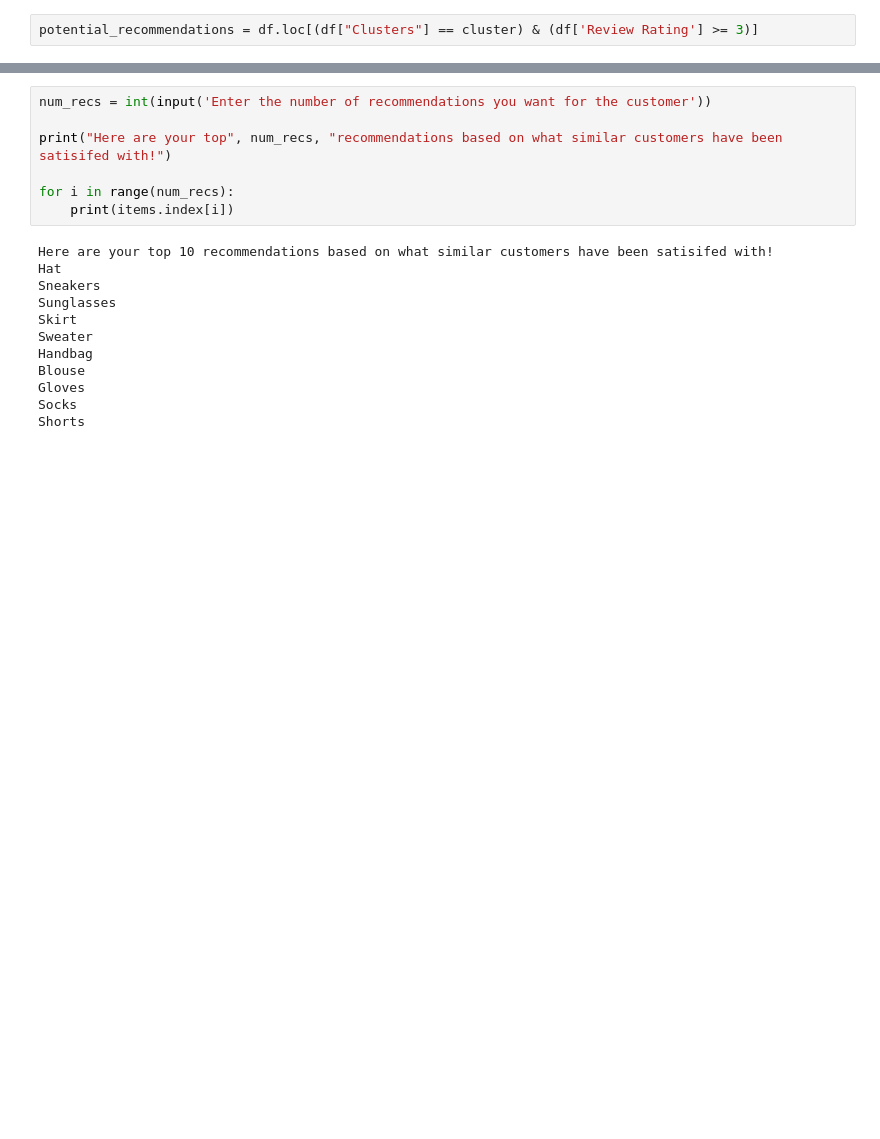
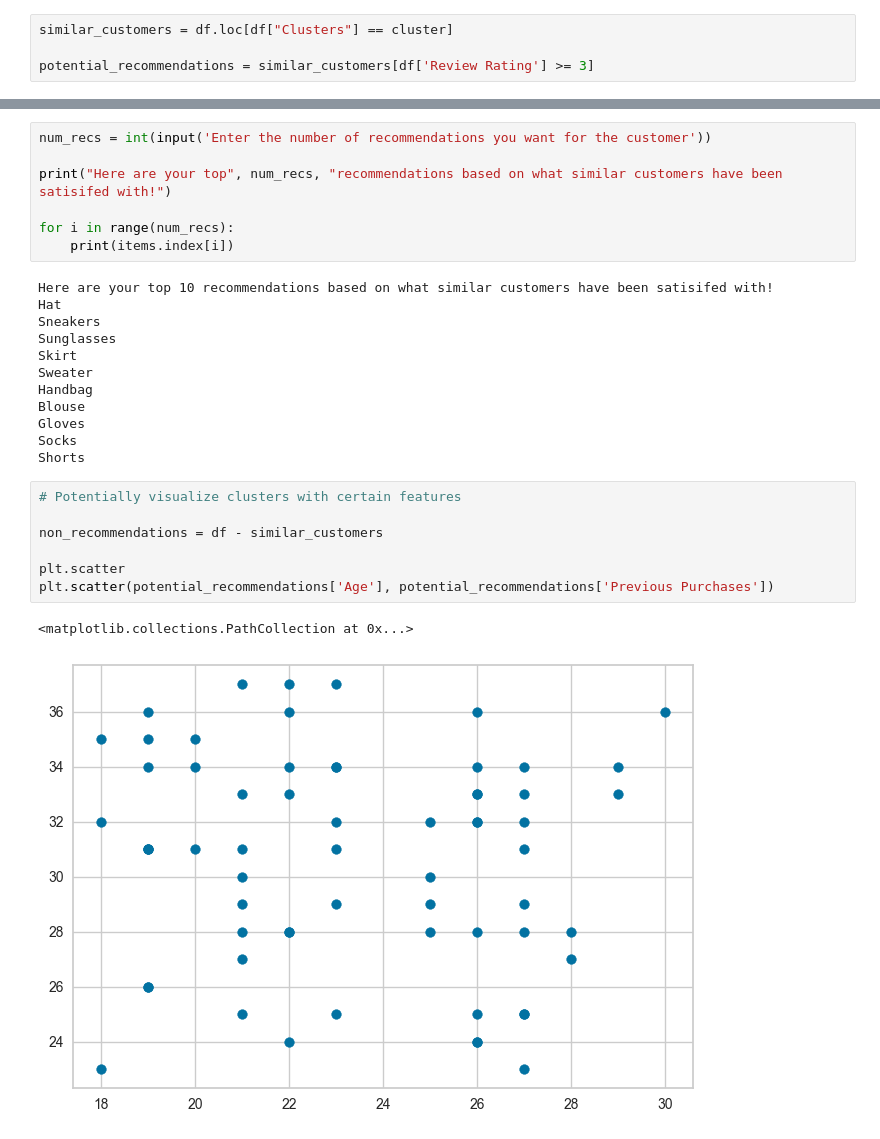
Before and after one commit to suyashgoel/product-recommendation, a Jupyter notebook: product-recommendation.ipynb, the cells around one changed output, grey strips where cells are left out. Cells and saved outputs as stored; diff of their text form; blank space fills up the shorter version.

Commit message:
Feature: plots for visualization

```diff
--- a/product-recommendation.ipynb
+++ b/product-recommendation.ipynb
@@ -200,7 +200,9 @@ df.loc[df['Clusters'] == cluster]
 | 3893 | 3894 | 21 | Female | Hat | Accessories | 64 | Massachusetts | L | ... |
 73 rows × 19 columns
 # %%
-potential_recommendations = df.loc[(df["Clusters"] == cluster) & (df['Review Rating'] >= 3)]
+similar_customers = df.loc[df["Clusters"] == cluster]
+
+potential_recommendations = similar_customers[df['Review Rating'] >= 3]
 # %%
 items = potential_recommendations['Item Purchased'].value_counts()
 
@@ -258,3 +260,13 @@ Blouse
 Gloves
 Socks
 Shorts
+# %%
+# Potentially visualize clusters with certain features
+
+non_recommendations = df - similar_customers
+
+plt.scatter
+plt.scatter(potential_recommendations['Age'], potential_recommendations['Previous Purchases'])
+# %% [output]
+<matplotlib.collections.PathCollection at 0x...>
+[figure, added]
```
Also changed, not shown: parts of 4 cells of this notebook.
